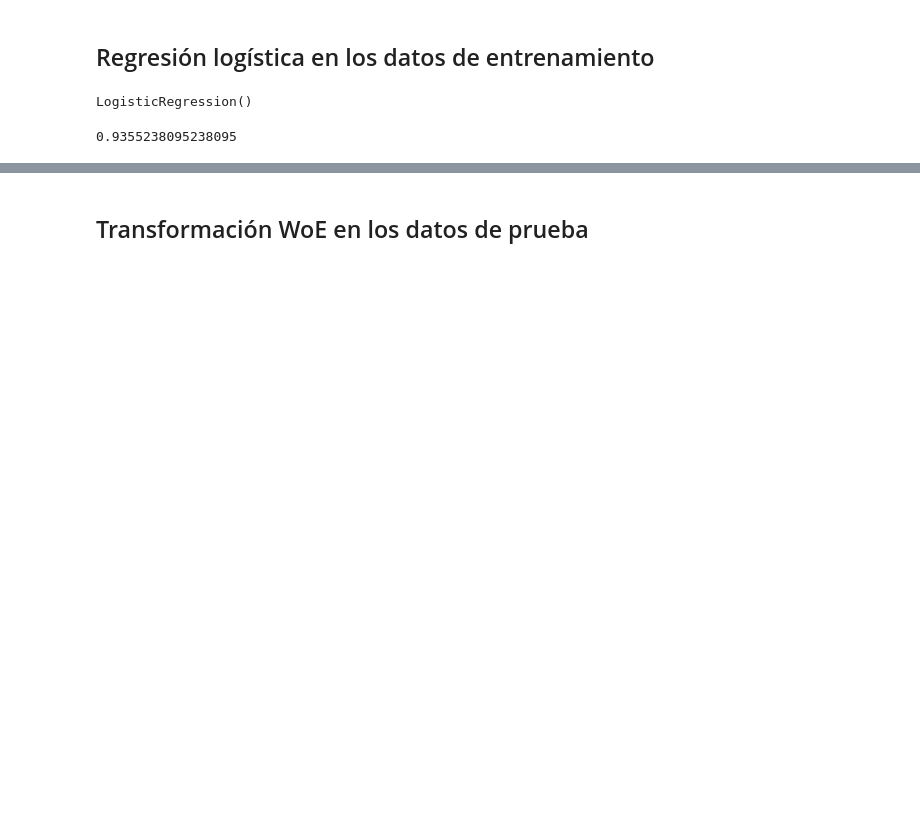
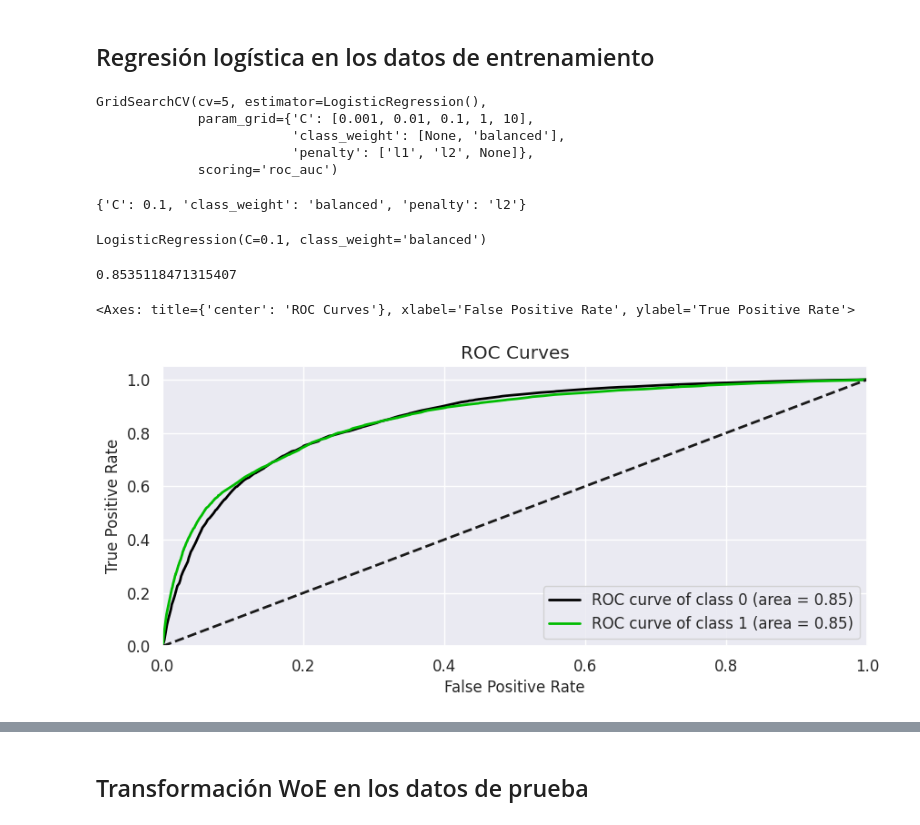
Before and after one commit to alesm99/credit_scoring, a Jupyter notebook: GiveMeSomeCredit.ipynb, the cells around one changed output, grey strips where cells are left out. Saved outputs shown, nothing was run; the diff lists cells and outputs as text; code cells hidden in the pictures; blank space fills up the shorter version.

```diff
--- a/GiveMeSomeCredit.ipynb
+++ b/GiveMeSomeCredit.ipynb
@@ -272,10 +278,30 @@ best
+# %%
+logreg=LogisticRegression()
+gscv=GridSearchCV(logreg,param_grid,scoring='roc_auc',cv=5)
+gscv.fit(train_woe[best],train_woe[target[0]])
+# %% [output]
+GridSearchCV(cv=5, estimator=LogisticRegression(),
+             param_grid={'C': [0.001, 0.01, 0.1, 1, 10],
+                         'class_weight': [None, 'balanced'],
+                         'penalty': ['l1', 'l2', None]},
+             scoring='roc_auc')
+# %%
+# mejores parametros
+gscv.best_params_
+# %% [output]
+{'C': 0.1, 'class_weight': 'balanced', 'penalty': 'l2'}
 # %%
-lr=LogisticRegression()
-lr.fit(train_woe[best],train_woe[target[0]])
+modelo=gscv.best_estimator_
+modelo.fit(train_woe[best],train_woe[target[0]])
 # %% [output]
-LogisticRegression()
+LogisticRegression(C=0.1, class_weight='balanced')
 # %%
-accuracy_score(train_woe[target[0]],lr.predict(train_woe[best]))
+roc_auc_score(train_woe[target[0]],modelo.predict_proba(train_woe[best])[:,1])
 # %% [output]
-0.9355238095238095
+0.8535118471315407
+# %%
+plot_roc(train_woe[target[0]],modelo.predict_proba(train_woe[best]),plot_micro=False,plot_macro=False,figsize=(10,4))
+# %% [output]
+<Axes: title={'center': 'ROC Curves'}, xlabel='False Positive Rate', ylabel='True Positive Rate'>
+[figure, added]
 # %%
```
Also changed, not shown: parts of 26 cells of this notebook.
